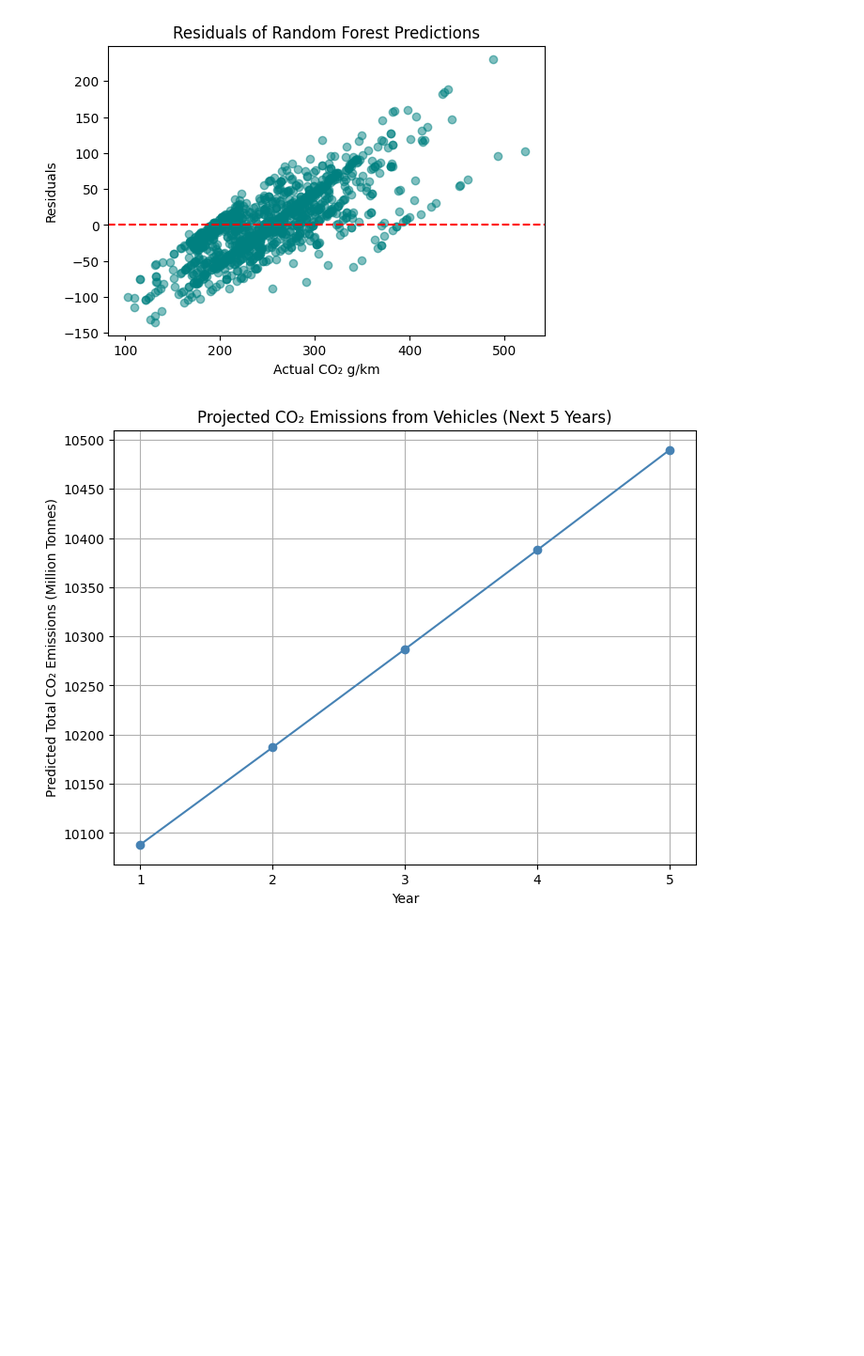
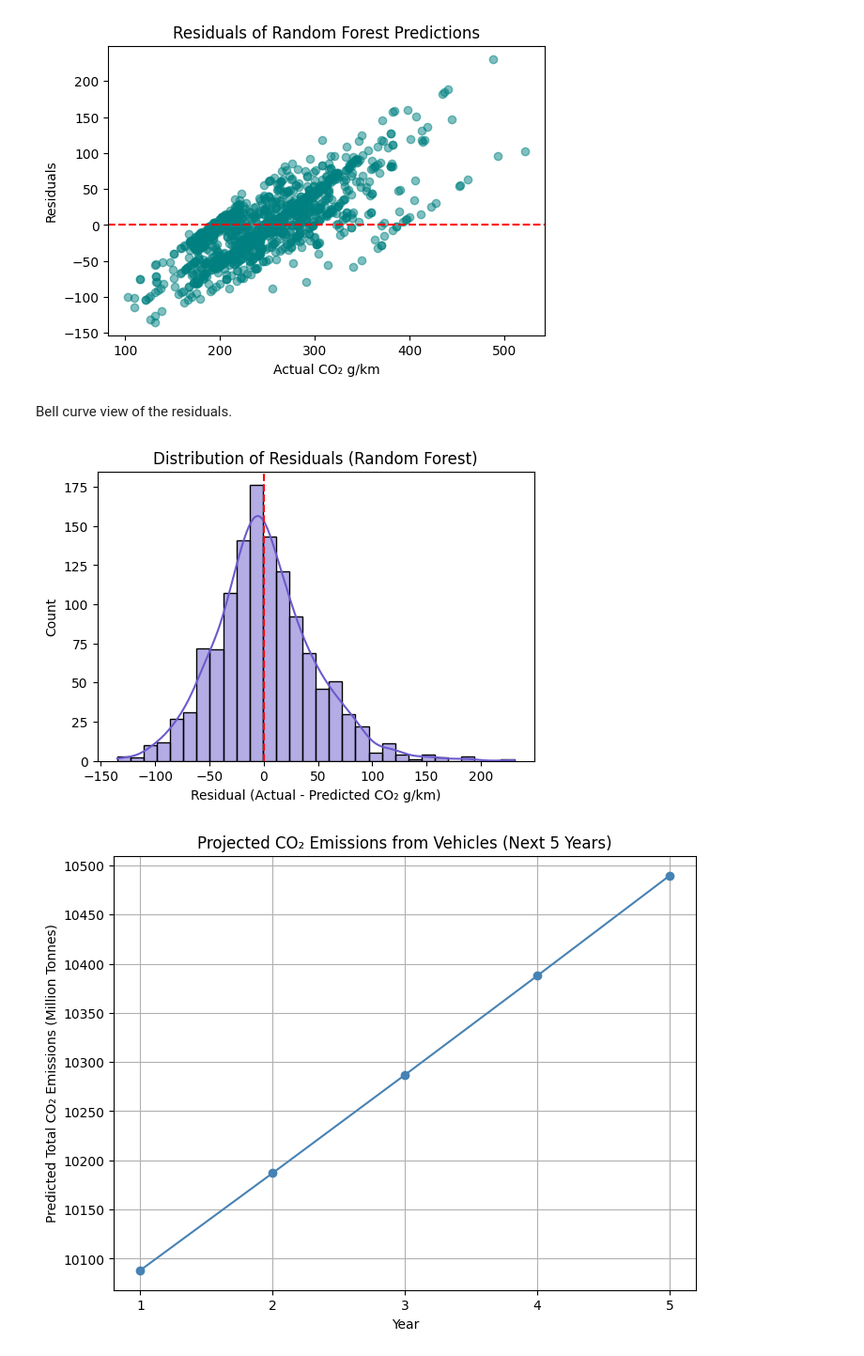
Before and after one commit to dfintel25/Emissions_Analysis_Capstone, a Jupyter notebook: notebooks/emission_comparison.ipynb, the cells around one changed output. Shown at 94% size. Drawn from its saved outputs; the diff is of its cells as text; code cells hidden in the pictures; blank space fills up the shorter version.

```diff
--- a/notebooks/emission_comparison.ipynb
+++ b/notebooks/emission_comparison.ipynb
@@ -447,6 +592,17 @@ plt.title("Residuals of Random Forest Predictions")
 plt.show()
 # %% [output]
 [figure]
+# %% [markdown]
+Bell curve view of the residuals.
+# %%
+plt.figure(figsize=(6,4))
+sns.histplot(residuals, bins=30, kde=True, color='slateblue')
+plt.axvline(0, color='red', linestyle='--')
+plt.title("Distribution of Residuals (Random Forest)")
+plt.xlabel("Residual (Actual - Predicted CO₂ g/km)")
+plt.show()
+# %% [output]
+[figure, added]
 # %%
 NUM_YEARS = 5
 annual_fleet_growth = 0.02  # 2% increase in number of vehicles/year
```
Also changed, not shown: parts of 21 cells of this notebook, 2 other files.
